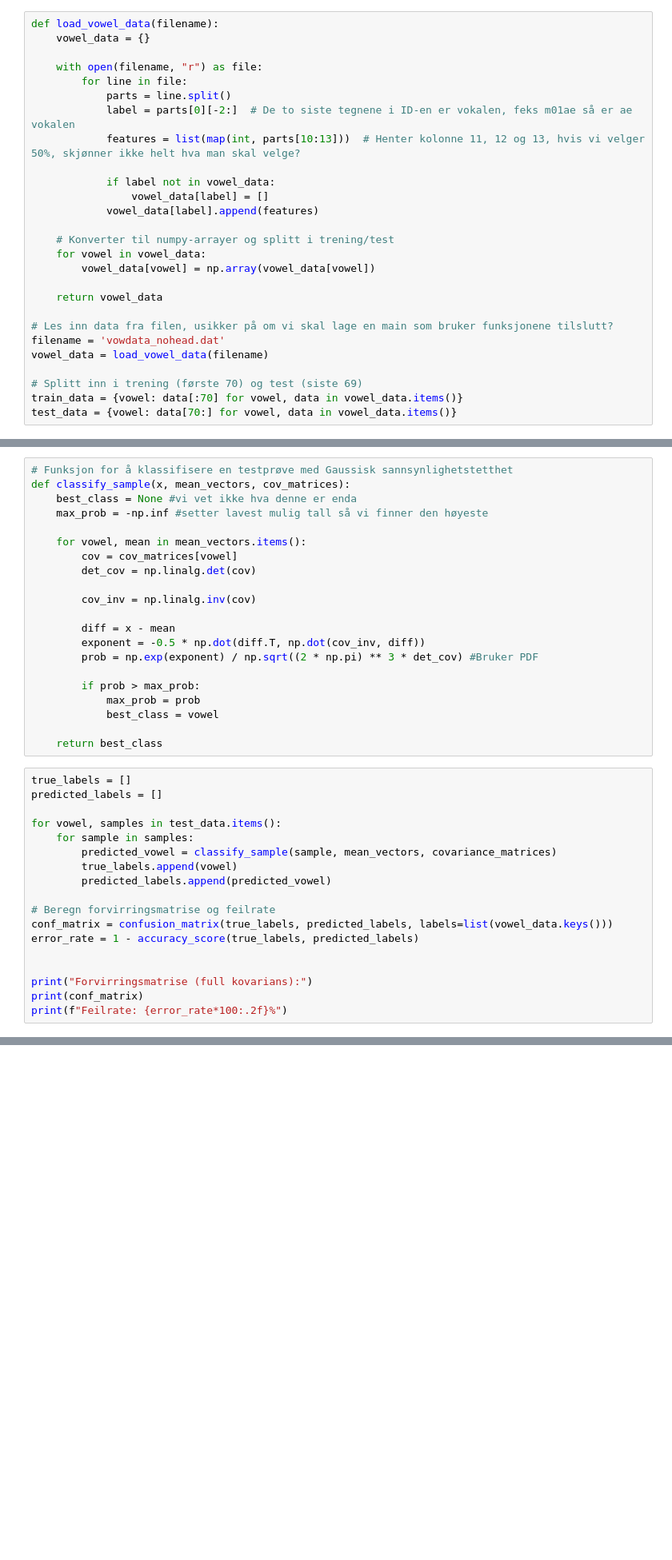
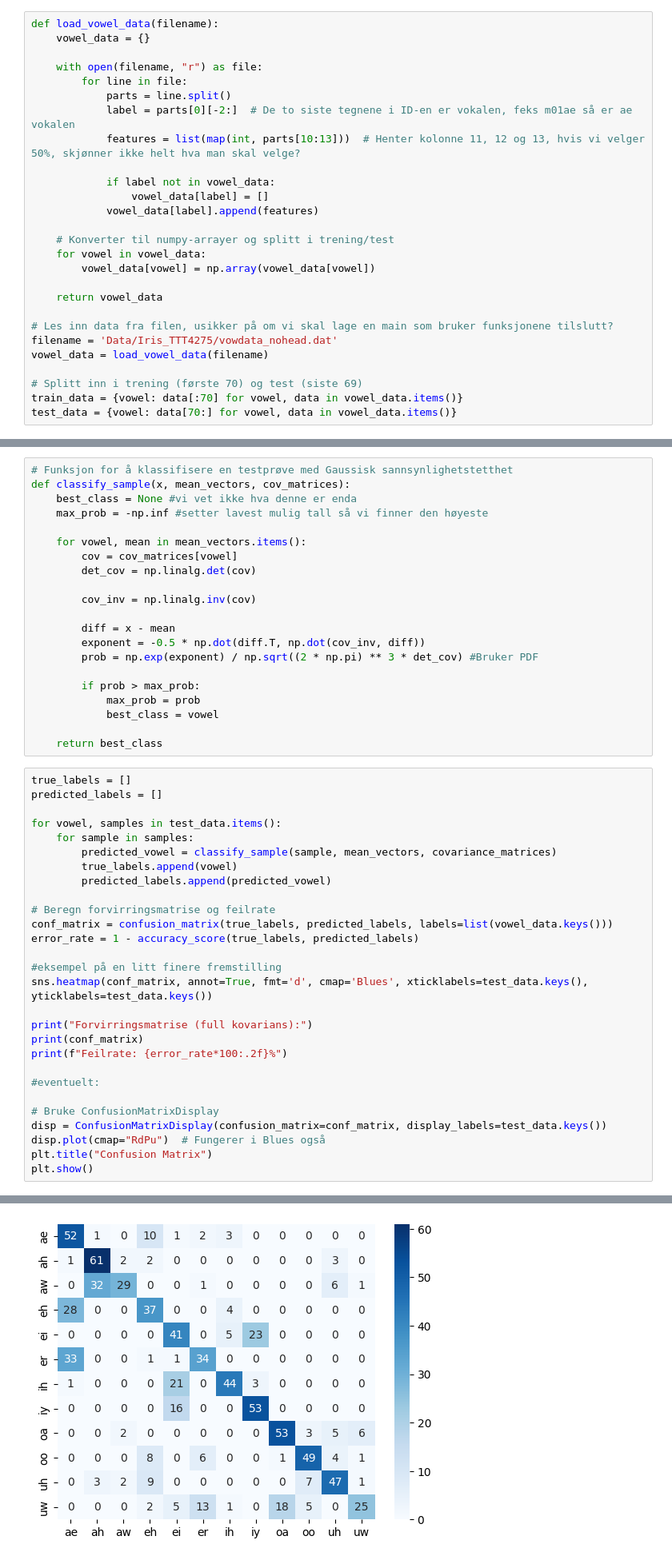
Before and after one commit to Artaosmani/TTT4275-classification-project, a Jupyter notebook: new_vowfil_karin.ipynb, the cells around one changed output, grey strips where cells are left out. Shown: that part at 80% size. Saved outputs shown, nothing was run; the diff lists cells and outputs as text; blank space fills up the shorter version.

```diff
--- a/new_vowfil_karin.ipynb
+++ b/new_vowfil_karin.ipynb
@@ -27,7 +30,7 @@ def load_vowel_data(filename):
     return vowel_data
 
 # Les inn data fra filen, usikker på om vi skal lage en main som bruker funksjonene tilslutt?
-filename = 'vowdata_nohead.dat'
+filename = 'Data/Iris_TTT4275/vowdata_nohead.dat'
 vowel_data = load_vowel_data(filename)
 
 # Splitt inn i trening (første 70) og test (siste 69)
@@ -101,30 +104,41 @@ predicted_labels = []
 
 for vowel, samples in test_data.items():
     for sample in samples:
         predicted_vowel = classify_sample(sample, mean_vectors, covariance_matrices)
         true_labels.append(vowel)
         predicted_labels.append(predicted_vowel)
 
 # Beregn forvirringsmatrise og feilrate
 conf_matrix = confusion_matrix(true_labels, predicted_labels, labels=list(vowel_data.keys()))
 error_rate = 1 - accuracy_score(true_labels, predicted_labels)
 
+#eksempel på en litt finere fremstilling
+sns.heatmap(conf_matrix, annot=True, fmt='d', cmap='Blues', xticklabels=test_data.keys(), yticklabels=test_data.keys())
 
 print("Forvirringsmatrise (full kovarians):")
 print(conf_matrix)
 print(f"Feilrate: {error_rate*100:.2f}%")
+
+#eventuelt:
+
+# Bruke ConfusionMatrixDisplay
+disp = ConfusionMatrixDisplay(confusion_matrix=conf_matrix, display_labels=test_data.keys())
+disp.plot(cmap="RdPu")  # Fungerer i Blues også
+plt.title("Confusion Matrix")
+plt.show()
 # %% [output]
 Forvirringsmatrise (full kovarians):
 [[52  1  0 10  1  2  3  0  0  0  0  0]
  [ 1 61  2  2  0  0  0  0  0  0  3  0]
  [ 0 32 29  0  0  1  0  0  0  0  6  1]
  [28  0  0 37  0  0  4  0  0  0  0  0]
  [ 0  0  0  0 41  0  5 23  0  0  0  0]
  [33  0  0  1  1 34  0  0  0  0  0  0]
  [ 1  0  0  0 21  0 44  3  0  0  0  0]
  [ 0  0  0  0 16  0  0 53  0  0  0  0]
  [ 0  0  2  0  0  0  0  0 53  3  5  6]
  [ 0  0  0  8  0  6  0  0  1 49  4  1]
  [ 0  3  2  9  0  0  0  0  0  7 47  1]
  [ 0  0  0  2  5 13  1  0 18  5  0 25]]
 Feilrate: 36.59%
+[figure, added]
```
Also changed, not shown: parts of 2 cells of this notebook, 1 other file.
